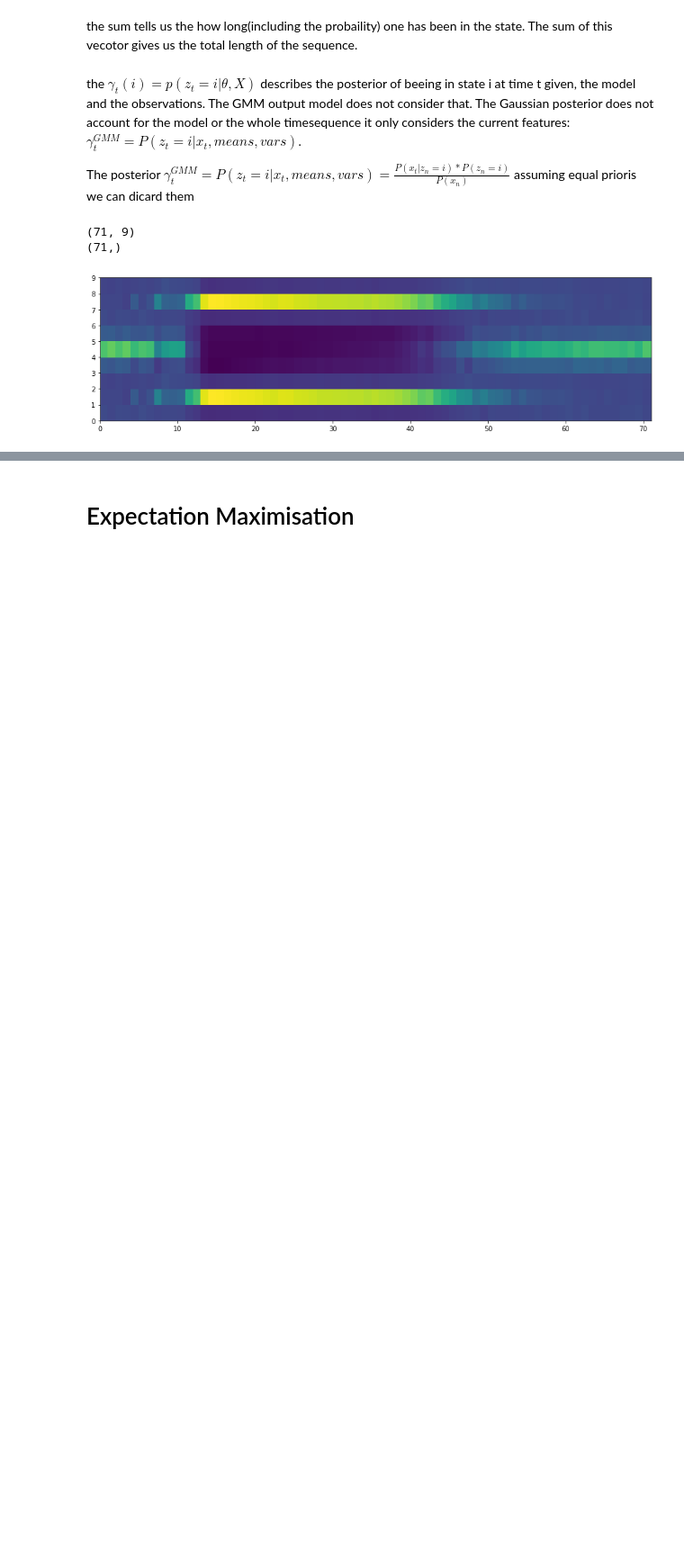
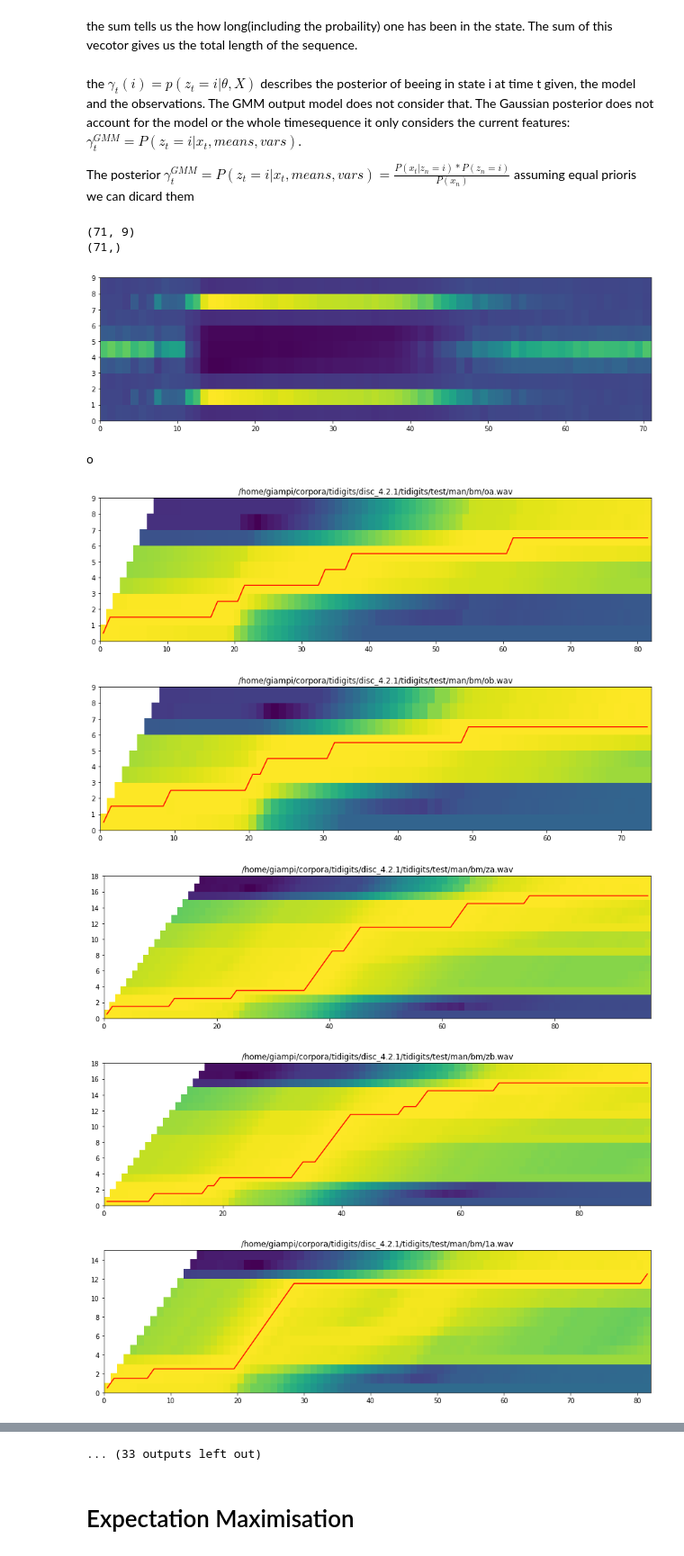
Before and after one commit to DominikVincent/speachAndSpeaker, a Jupyter notebook: lab2/Lab2.ipynb, the cells around one changed output, grey strips where cells are left out. Shown at 90% size. Saved outputs shown, nothing was run; the diff lists cells and outputs as text; code cells hidden in the pictures; blank space fills up the shorter version.

```diff
--- a/lab2/Lab2.ipynb
+++ b/lab2/Lab2.ipynb
@@ -349,3 +362,27 @@ plt.show()
 (71, 9)
 (71,)
 [figure]
+# %%
+print(data[0]['digit'])
+for i in data:
+    digit = i['digit']
+    obslik = log_multivariate_normal_density_diag(i['lmfcc'], wordHMMs[digit]['means'], wordHMMs[digit]['covars'])
+
+    prob, path = viterbi(obslik, np.log(wordHMMs[digit]['startprob']), np.log(wordHMMs[digit]['transmat']))
+
+    alpha = forward (obslik, np.log(wordHMMs[digit]['startprob']), np.log(wordHMMs[digit]['transmat']))
+    betas = backward(obslik, np.log(wordHMMs[digit]['startprob']), np.log(wordHMMs[digit]['transmat']))
+
+    gammas = statePosteriors(alpha, betas)
+
+    plt.title(i['filename'])
+    plt.pcolormesh(gammas.T)
+    plt.plot(np.arange(0.5, path.shape[0], 1), path+0.5, 'r')
+    plt.show()
+# %% [output]
+o
+[figure, added]
+[figure, added]
+[figure, added]
+[figure, added]
+[figure, added]
@@ -352,3 +395,4 @@ plt.show()
+... (33 outputs left out)
 # %% [markdown]
 # Expectation Maximisation
 # %%
```
Also changed, not shown: parts of 8 cells of this notebook, 14 other files.
